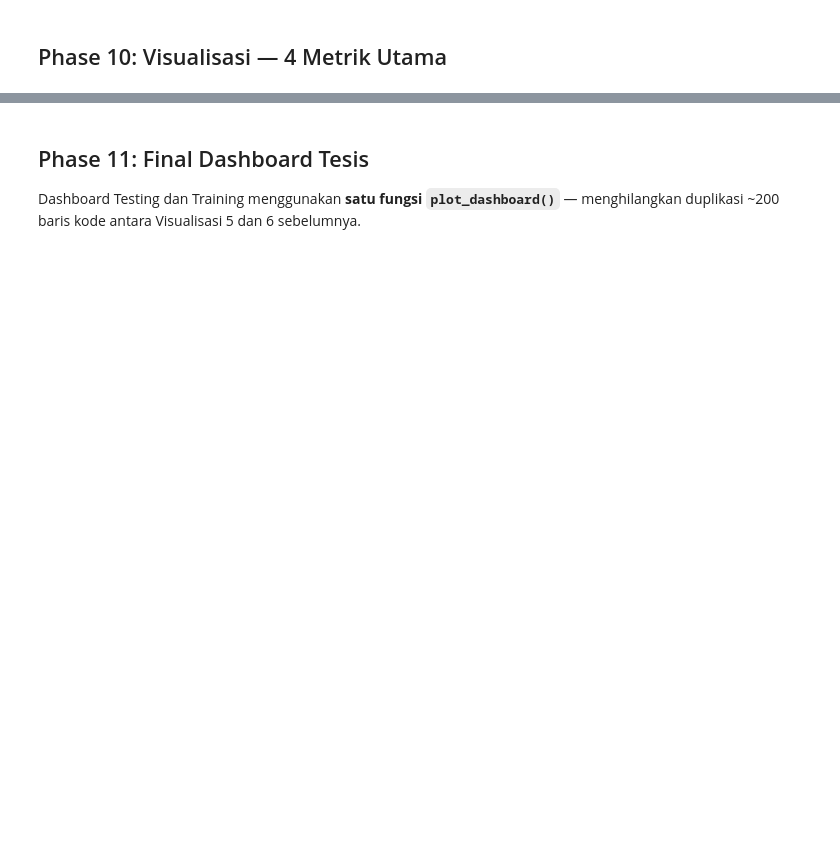
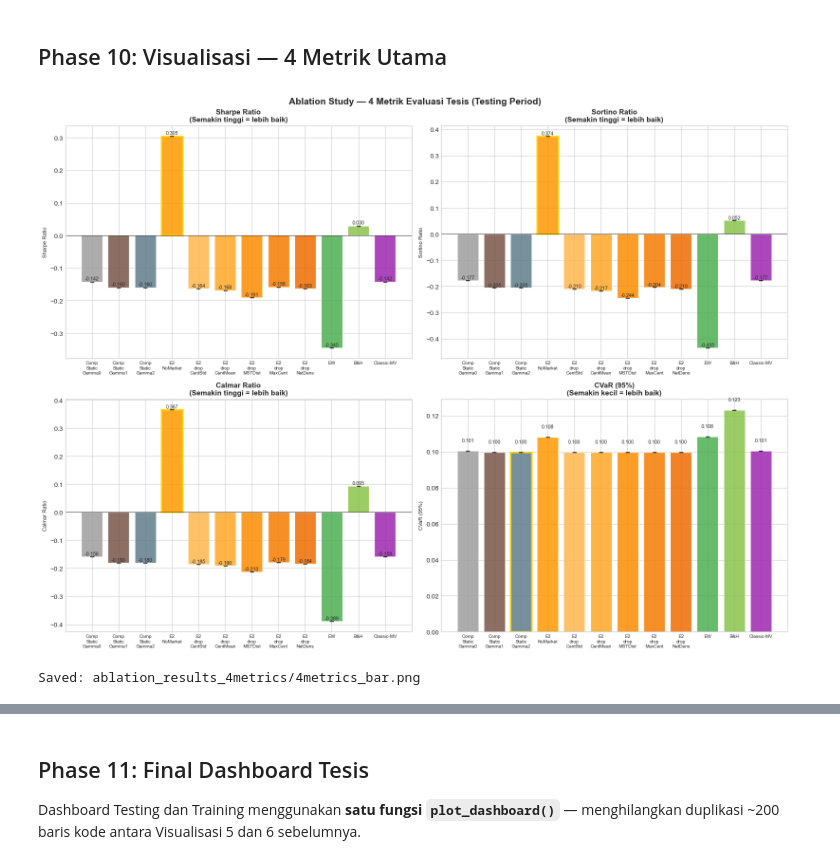
Before and after one commit to ragilrojo/ExperimentThesis, a Jupyter notebook: guidiciti_reexperiment/RLNetworkMarkowitz_Optimized.ipynb, the cells around one changed output, grey strips where cells are left out. Saved outputs shown, nothing was run; the diff lists cells and outputs as text; code cells hidden in the pictures; blank space fills up the shorter version.

Commit message:
Integrate EW, B&H, and Classic-MV benchmarks into Optimized notebook and update aggregation/visualization

```diff
--- a/guidiciti_reexperiment/RLNetworkMarkowitz_Optimized.ipynb
+++ b/guidiciti_reexperiment/RLNetworkMarkowitz_Optimized.ipynb
@@ -22,8 +22,8 @@
 # ================================================================
 # GLOBAL SETTINGS
 # ================================================================
-SEEDS         = [42, 123]          # [42, 123, 77] untuk multi-seed
-TRAIN_STEPS   = 1000               # OPT-FIX 1: naik dari 100 → 1000 (SAC butuh minimal ~500 steps untuk mulai belajar)
+SEEDS         = [42]          # [42, 123, 77] untuk multi-seed
+TRAIN_STEPS   = 2000               # OPT-FIX 1: naik dari 100 → 1000 (SAC butuh minimal ~500 steps untuk mulai belajar)
 GAMMA_CENTER  = 0
 SET_WINDOW    = 30
 SET_REBALANCE = 7
@@ -274,9 +284,12 @@ ABLATION_COLORS = {
     'Comp_Static_Gamma0'      : '#9E9E9E',
     'Comp_Static_Gamma1'      : '#795548',
     'Comp_Static_Gamma2'      : '#607D8B',
+    'EW'                      : '#4CAF50',
+    'B&H'                     : '#8BC34A',
+    'Classic-MV'              : '#9C27B0',
 }
 
-MAIN_EXPS = ['Comp_Static_Gamma0', 'Comp_Static_Gamma1', 'Comp_Static_Gamma2', 'E2_NoMarket']
+MAIN_EXPS = ['Comp_Static_Gamma0', 'Comp_Static_Gamma1', 'Comp_Static_Gamma2', 'E2_NoMarket', 'EW', 'B&H', 'Classic-MV']
 LOO_EXPS  = ['E2_NoMarket', 'E2_drop_CentStd', 'E2_drop_CentMean', 'E2_drop_MSTDist', 'E2_drop_MaxCent', 'E2_drop_NetDens']
 
 METRIC_KEY = {
@@ -813,4 +960,21 @@ for exp_id, config in ABLATION_CONFIGS.items():
               f'Sortino={m_te["Sortino Ratio"]:.3f} | Calmar={m_te["Calmar Ratio"]:.3f} | '
               f'CVaR={m_te["CVaR (95%)"]:.4f}')
 
+# --- Running Baselines ---
+print('Running Baselines (EW, B&H, Classic-MV)...')
+baselines_train = run_backtest_baselines(ret_train, assets, SET_WINDOW)
+baselines_test  = run_backtest_baselines(ret_test, assets, SET_WINDOW)
+
+for b_name in ['EW', 'B&H', 'Classic-MV']:
+    ablation_results[b_name] = {'train': {}, 'test': {}}
+    for seed in SEEDS:
+        ablation_results[b_name]['train'][seed] = baselines_train[b_name]
+        ablation_results[b_name]['test'][seed]  = baselines_test[b_name]
+
+    m_tr = calculate_all_metrics(baselines_train[b_name], CVAR_LEVEL)
+    m_te = calculate_all_metrics(baselines_test[b_name], CVAR_LEVEL)
+    print(f'  [BASELINE: {b_name}]')
+    print(f'    TRAIN: Sharpe={m_tr["Sharpe Ratio"]:.3f} | Calmar={m_tr["Calmar Ratio"]:.3f}')
+    print(f'    TEST : Sharpe={m_te["Sharpe Ratio"]:.3f} | Calmar={m_te["Calmar Ratio"]:.3f}')
+
 print('\nSemua backtest selesai.')
@@ -825,11 +1007,15 @@ def _agg(metrics_list, key):
 
 summary_rows = []
 
-for exp_id, config in ABLATION_CONFIGS.items():
+ALL_IDS = list(ABLATION_CONFIGS.keys()) + ['EW', 'B&H', 'Classic-MV']
+for exp_id in ALL_IDS:
+    config = ABLATION_CONFIGS.get(exp_id, {})
     train_metrics = [calculate_all_metrics(ablation_results[exp_id]['train'][s], CVAR_LEVEL) for s in SEEDS]
     test_metrics  = [calculate_all_metrics(ablation_results[exp_id]['test'][s],  CVAR_LEVEL) for s in SEEDS]
 
-    if config.get('static_gamma') is not None:
+    if exp_id in ['EW', 'B&H', 'Classic-MV']:
+        feature_desc = ['Standard Baseline']
+    elif config.get('static_gamma') is not None:
         feature_desc = [f'Static Gamma {config["static_gamma"]}']
     else:
         feature_desc  = (['Network(5)'] if config['use_network'] else [])
@@ -839,7 +1025,7 @@ for exp_id, config in ABLATION_CONFIGS.items():
     row = {
         'Experiment': exp_id,
         'Features'  : ' + '.join(feature_desc),
-        'Obs Dim'   : get_obs_dim(config),
+        'Obs Dim'   : get_obs_dim(config) if exp_id in ABLATION_CONFIGS else 0,
     }
 
     for period, metrics_list in [('Train', train_metrics), ('Test', test_metrics)]:
@@ -889,37 +1093,40 @@ for metric, col_suffix, ascending in [
 # %% [markdown]
 ## Phase 10: Visualisasi — 4 Metrik Utama
 # %%
-exp_ids = list(ABLATION_CONFIGS.keys())
+exp_ids = list(summary_df.index)
 colors  = [ABLATION_COLORS[e] for e in exp_ids]
 
 # ── Vis 1: Grouped Bar Chart — 4 Metrik (Testing) ───────────────
 metrics_to_plot = [
     ('SharpeRatio_Test_Mean',  'SharpeRatio_Test_Std',  'Sharpe Ratio',  'Semakin tinggi = lebih baik', False),
     ('SortinoRatio_Test_Mean', 'SortinoRatio_Test_Std', 'Sortino Ratio', 'Semakin tinggi = lebih baik', False),
     ('CalmarRatio_Test_Mean',  'CalmarRatio_Test_Std',  'Calmar Ratio',  'Semakin tinggi = lebih baik', False),
     ('CVaR95pct_Test_Mean',    'CVaR95pct_Test_Std',    'CVaR (95%)',    'Semakin kecil = lebih baik',  True),
 ]
 
 fig, axes = plt.subplots(2, 2, figsize=(16, 12))
 fig.suptitle('Ablation Study — 4 Metrik Evaluasi Tesis (Testing Period)',
              fontsize=14, fontweight='bold')
 
 for ax, (mean_col, std_col, label, note, lower_better) in zip(axes.flatten(), metrics_to_plot):
     bars, vals, errs = _plot_metric_bars(
         ax, summary_df, exp_ids, colors, mean_col, std_col, label, lower_better,
         short_labels=False
     )
     ax.set_title(f'{label}\n({note})', fontsize=11, fontweight='bold')
     ax.set_xticklabels([e.replace('_', '\n') for e in exp_ids], fontsize=7)
     for bar, v, e in zip(bars, vals, errs):
         ax.text(bar.get_x() + bar.get_width()/2,
                 bar.get_height() + (e if v >= 0 else 0) + 0.005,
                 f'{v:.3f}', ha='center', fontsize=7.5)
 
 plt.tight_layout()
 plt.savefig('ablation_results_4metrics/4metrics_bar.png', dpi=150, bbox_inches='tight')
 plt.show()
 print('Saved: ablation_results_4metrics/4metrics_bar.png')
+# %% [output]
+[figure, added]
+Saved: ablation_results_4metrics/4metrics_bar.png
 # %%
 # ── Vis 2: Heatmap 4 Metrik (Testing) ───────────────────────────
 heatmap_data, heatmap_norm = _build_heatmap_data(summary_df, exp_ids, 'Test')
```
Also changed, not shown: parts of 14 cells of this notebook, 1 other file.
